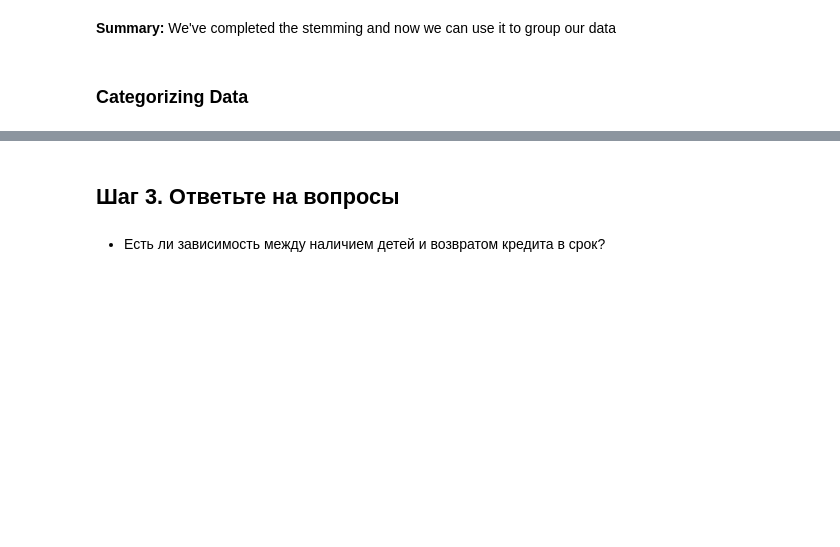
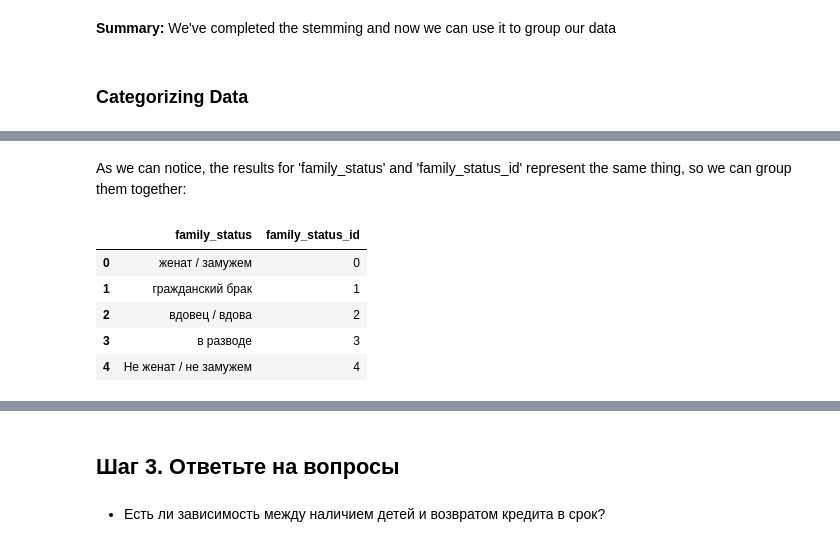
Before and after one commit to VeronicaCodes/credit_repayment_behaviour_analysis, a Jupyter notebook: ENG_credit_repayment_behaviour_analysis.ipynb, the cells around one changed output, grey strips where cells are left out. Drawn from its saved outputs; the diff is of its cells as text; code cells hidden in the pictures; blank space fills up the shorter version.

```diff
--- a/ENG_credit_repayment_behaviour_analysis.ipynb
+++ b/ENG_credit_repayment_behaviour_analysis.ipynb
@@ -422,0 +498,13 @@ print(data_pivot)
+# %% [markdown]
+As we can notice, the results for 'family_status' and 'family_status_id' represent the same thing, so we can group them together:
+# %%
+# creating the dictionary for 'family_status', 'family_status_id', droping the duplicates
+family_dict = df[['family_status', 'family_status_id']].drop_duplicates().reset_index(drop=True)
+display(family_dict)
+# %% [output]
+|  | family_status | family_status_id |
+| 0 | женат / замужем | 0 |
+| 1 | гражданский брак | 1 |
+| 2 | вдовец / вдова | 2 |
+| 3 | в разводе | 3 |
+| 4 | Не женат / не замужем | 4 |
```
Also changed, not shown: parts of 49 cells of this notebook.
